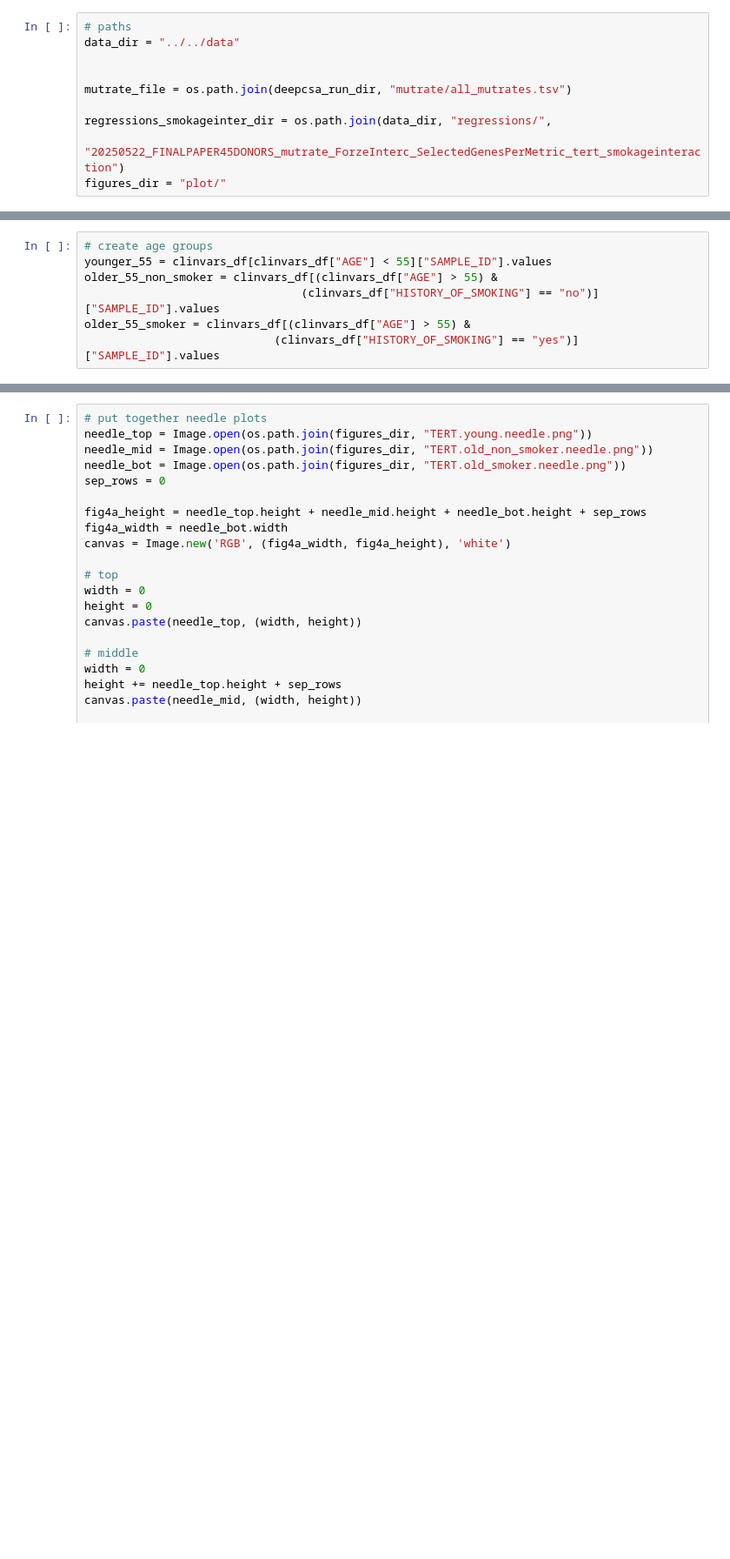
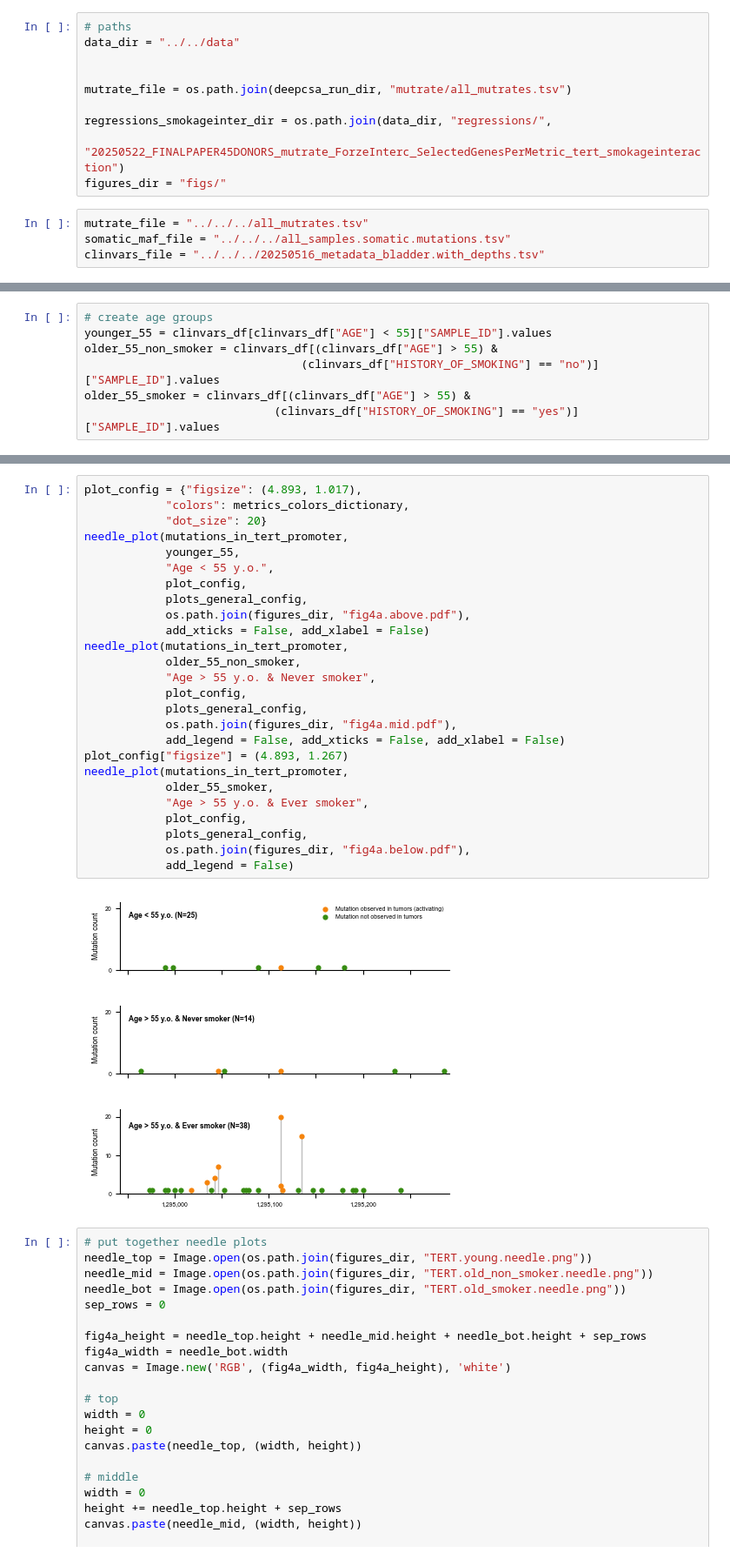
Before and after one commit to bbglab/normal_bladder_paper, a Jupyter notebook: main/Fig4/Fig4.ipynb, the cells around one changed output, grey strips where cells are left out. Shown at 87% size. Saved outputs shown, nothing was run; the diff lists cells and outputs as text; blank space fills up the shorter version.

```diff
--- a/main/Fig4/Fig4.ipynb
+++ b/main/Fig4/Fig4.ipynb
@@ -28,7 +28,11 @@ mutrate_file = os.path.join(deepcsa_run_dir, "mutrate/all_mutrates.tsv")
 
 regressions_smokageinter_dir = os.path.join(data_dir, "regressions/",
                                     "20250522_FINALPAPER45DONORS_mutrate_ForzeInterc_SelectedGenesPerMetric_tert_smokageinteraction")
-figures_dir = "plot/"
+figures_dir = "figs/"
+# %%
+mutrate_file = "../../../all_mutrates.tsv"
+somatic_maf_file = "../../../all_samples.somatic.mutations.tsv"
+clinvars_file = "../../../20250516_metadata_bladder.with_depths.tsv"
 # %% [markdown]
 ## Load general data
 # %%
@@ -124,3 +135,33 @@ older_55_smoker = clinvars_df[(clinvars_df["AGE"] > 55) &
+# %%
+plot_config = {"figsize": (4.893, 1.017),
+            "colors": metrics_colors_dictionary,
+            "dot_size": 20}
+needle_plot(mutations_in_tert_promoter,
+            younger_55,
+            "Age < 55 y.o.",
+            plot_config,
+            plots_general_config,
+            os.path.join(figures_dir, "fig4a.above.pdf"),
+            add_xticks = False, add_xlabel = False)
+needle_plot(mutations_in_tert_promoter,
+            older_55_non_smoker,
+            "Age > 55 y.o. & Never smoker",
+            plot_config,
+            plots_general_config,
+            os.path.join(figures_dir, "fig4a.mid.pdf"),
+            add_legend = False, add_xticks = False, add_xlabel = False)
+plot_config["figsize"] = (4.893, 1.267)
+needle_plot(mutations_in_tert_promoter,
+            older_55_smoker,
+            "Age > 55 y.o. & Ever smoker",
+            plot_config,
+            plots_general_config,
+            os.path.join(figures_dir, "fig4a.below.pdf"),
+            add_legend = False)
+# %% [output]
+[figure, added]
+[figure, added]
+[figure, added]
 # %%
 # put together needle plots
 needle_top = Image.open(os.path.join(figures_dir, "TERT.young.needle.png"))
```
Also changed, not shown: parts of 1 cell of this notebook, 4 other files.
